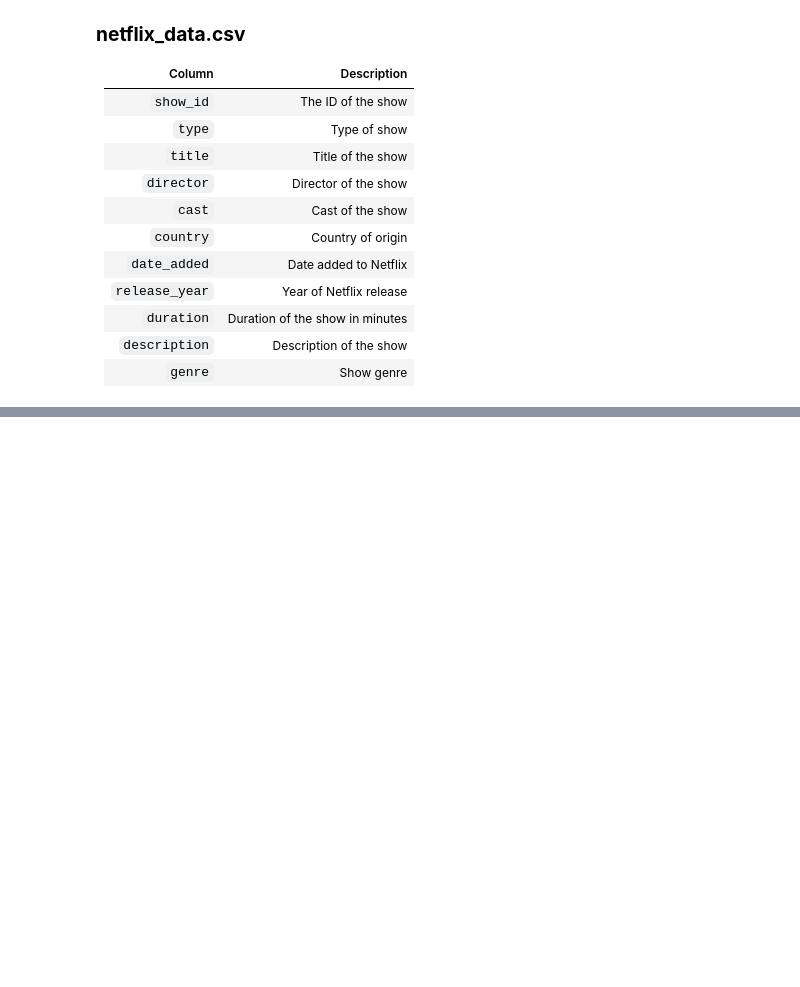
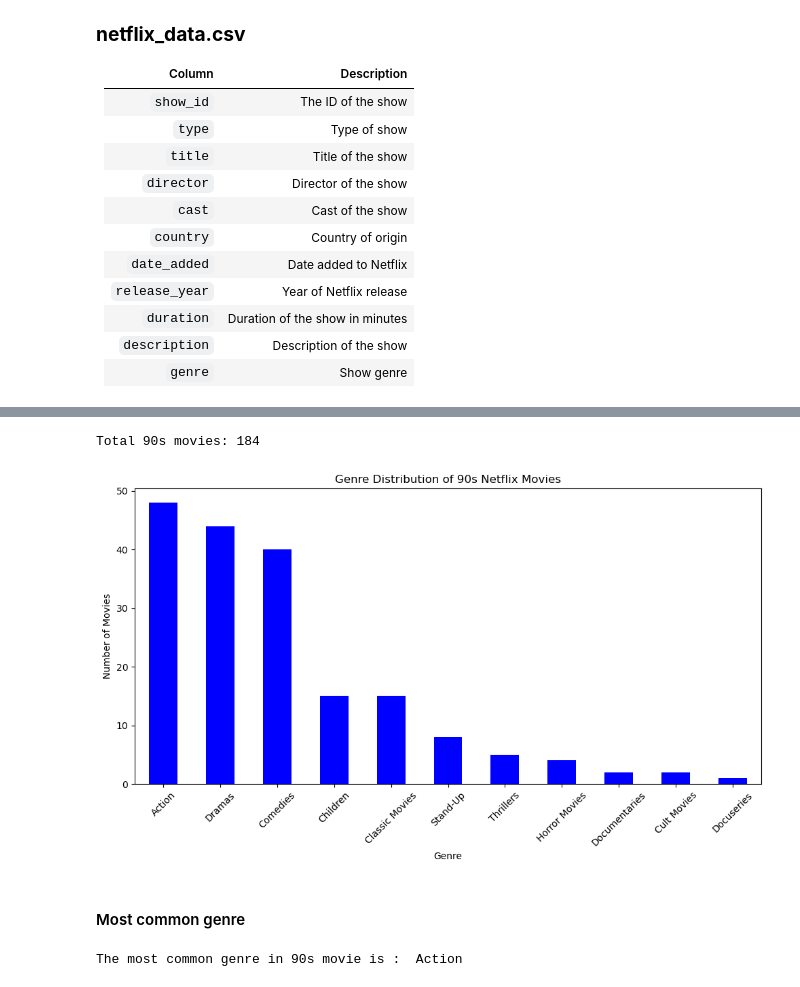
Before and after one commit to thasvithu/Data-Science-Projects-Portfolio, a Jupyter notebook: 01 Beginner/02 Investigating Netflix Movies/notebook.ipynb, the cells around one changed output, grey strips where cells are left out. Saved outputs shown, nothing was run; the diff lists cells and outputs as text; code cells hidden in the pictures; blank space fills up the shorter version.

```diff
--- a/01 Beginner/02 Investigating Netflix Movies/notebook.ipynb
+++ b/01 Beginner/02 Investigating Netflix Movies/notebook.ipynb
@@ -24,0 +29,3 @@ You have been supplied with the dataset `netflix_data.csv`, along with the follo
+# %%
+# load the dataset
+df = pd.read_csv("netflix_data.csv")
@@ -24,0 +84,25 @@ You have been supplied with the dataset `netflix_data.csv`, along with the follo
+# %%
+# lets find the count in the release_year feature, using this can find the total #of movies in 90s
+nineties_movies = df[(df["release_year"] >= 1990) & (df["release_year"] <= 1999)]
+print("Total 90s movies:", nineties_movies.shape[0])
+# %% [output]
+Total 90s movies: 184
+# %%
+plt.figure(figsize=(10, 6))
+nineties_movies['genre'].value_counts().plot(kind='bar', color='blue')
+plt.title('Genre Distribution of 90s Netflix Movies')
+plt.xlabel('Genre')
+plt.ylabel('Number of Movies')
+plt.xticks(rotation=45)
+plt.tight_layout()
+plt.show()
+# %% [output]
+[figure, added]
+# %% [markdown]
+#### Most common genre
+# %%
+# lets find the most common genre in 90s movies
+genre_in_90s = nineties_movies["genre"].mode()[0]
+print("The most common genre in 90s movie is : ", genre_in_90s)
+# %% [output]
+The most common genre in 90s movie is :  Action
```
Also changed, not shown: parts of 5 cells of this notebook.
